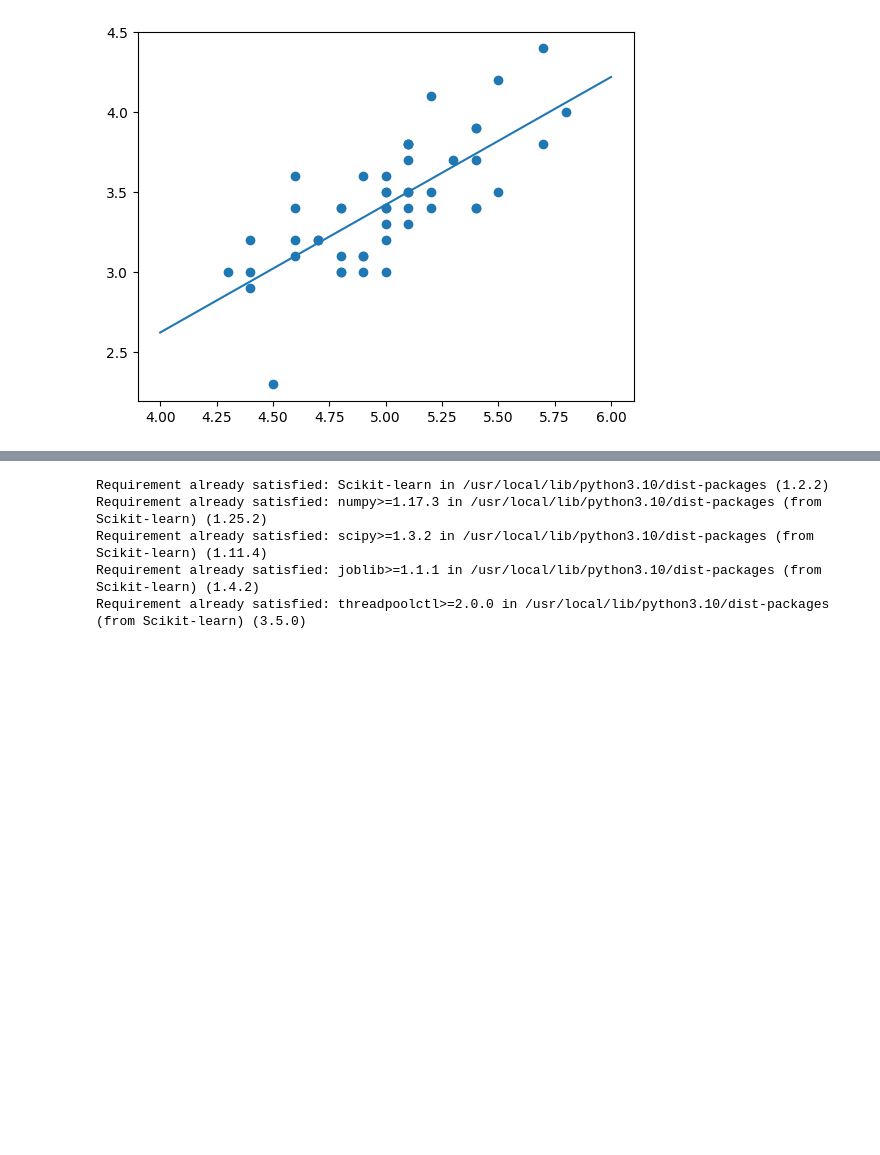
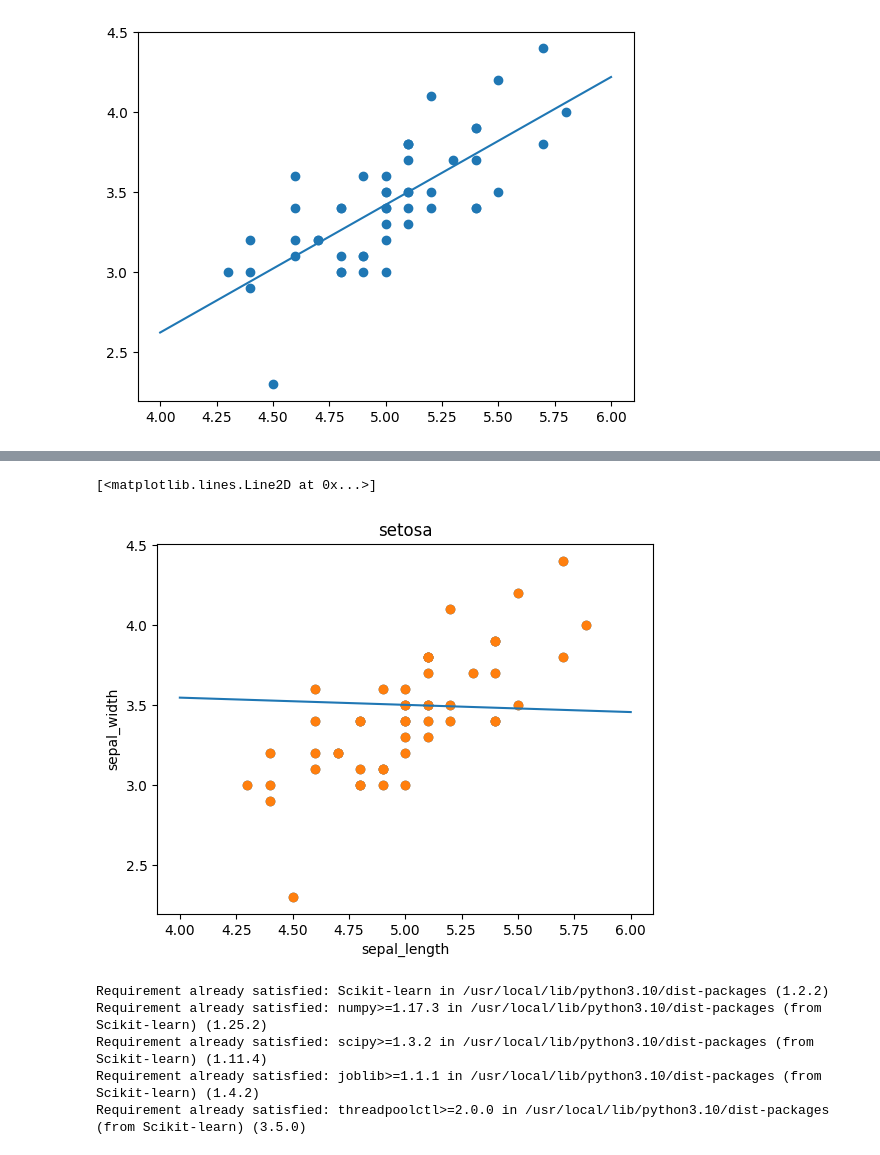
Before and after one commit to hanseungsu1/Data_Analysis, a Jupyter notebook: 10_Regression_withScikitLearn_annotation.ipynb, the cells around one changed output, grey strips where cells are left out. Saved outputs shown, nothing was run; the diff lists cells and outputs as text; code cells hidden in the pictures; blank space fills up the shorter version.

```diff
--- a/10_Regression_withScikitLearn_annotation.ipynb
+++ b/10_Regression_withScikitLearn_annotation.ipynb
@@ -209,11 +190,11 @@ X.shape
 import numpy as np
 
 # Original 1-dimensional array
-x = np.array([1, 2, 3, 4, 5])
+x_array = np.array([1, 2, 3, 4, 5])
 
 # Reshape the array to have one column and as many rows as needed (-1)
-X = x.reshape(-1, 1)
+X_array = x_array.reshape(-1, 1)
 #x is reshaped into a 2-dimensional array X with 5 rows and 1 column. The -1 argument allows NumPy to automatically determine the number of rows needed to maintain the total number of elements in the array.
-
-print(X)
+print(X_array.shape) #ADDED as of 08May24
+print(X_array)
 # %% [output]
@@ -257,3 +249,38 @@ plt.plot(xfit, yfit) #선이 표시된다. 이 선은 기본값이 '-'이다.
 # %% [output]
 [<matplotlib.lines.Line2D at 0x...>]
 [figure]
+# %%
+import seaborn as sns
+import matplotlib.pyplot as plt
+
+df = sns.load_dataset('iris')
+x = list(df['sepal_length'])
+y = list(df['sepal_width'])
+
+df_setosa = df[df['species']=='setosa']
+
+x = list(df_setosa['sepal_length'])
+y = list(df_setosa['sepal_width'])
+plt.scatter(x, y);
+plt.xlabel('sepal_length')
+plt.ylabel('sepal_width')
+plt.title('setosa')
+!pip install Scikit-learn
+
+from sklearn.linear_model import LinearRegression
+model = LinearRegression(fit_intercept=True)
+import numpy as np
+x = np.array(x)
+y = np.array(y)
+X = X.reshape(-1, 1)
+X.shape
+model.fit(X, y)
+model.coef_
+model.intercept_
+xfit = np.linspace(4, 6, 50)
+xfit
+Xfit = xfit.reshape(-1, 1)
+yfit = model.predict(Xfit)
+plt.scatter(x, y)
+plt.plot(xfit, yfit)
+# %% [output]
@@ -260,3 +292,5 @@ plt.plot(xfit, yfit) #선이 표시된다. 이 선은 기본값이 '-'이다.
+[<matplotlib.lines.Line2D at 0x...>]
+[figure, added]
 # %%
 #All relevant codelines for 'Setosa' in one script for a reference
 
```
Also changed, not shown: parts of 23 cells of this notebook.
